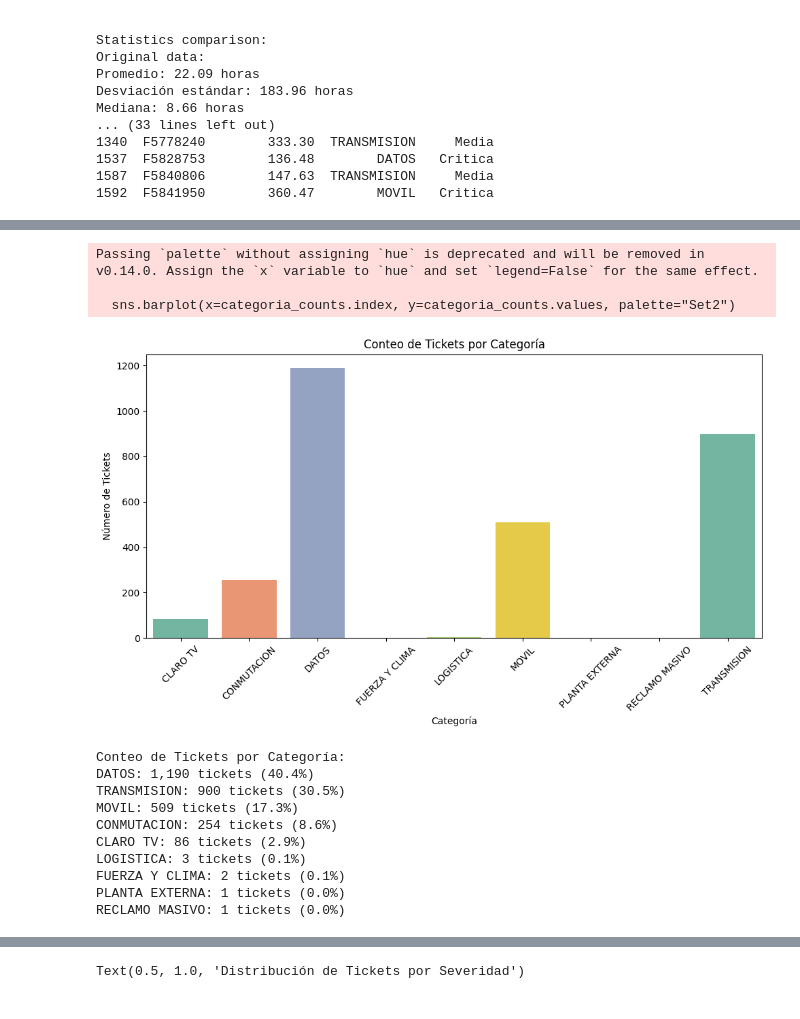
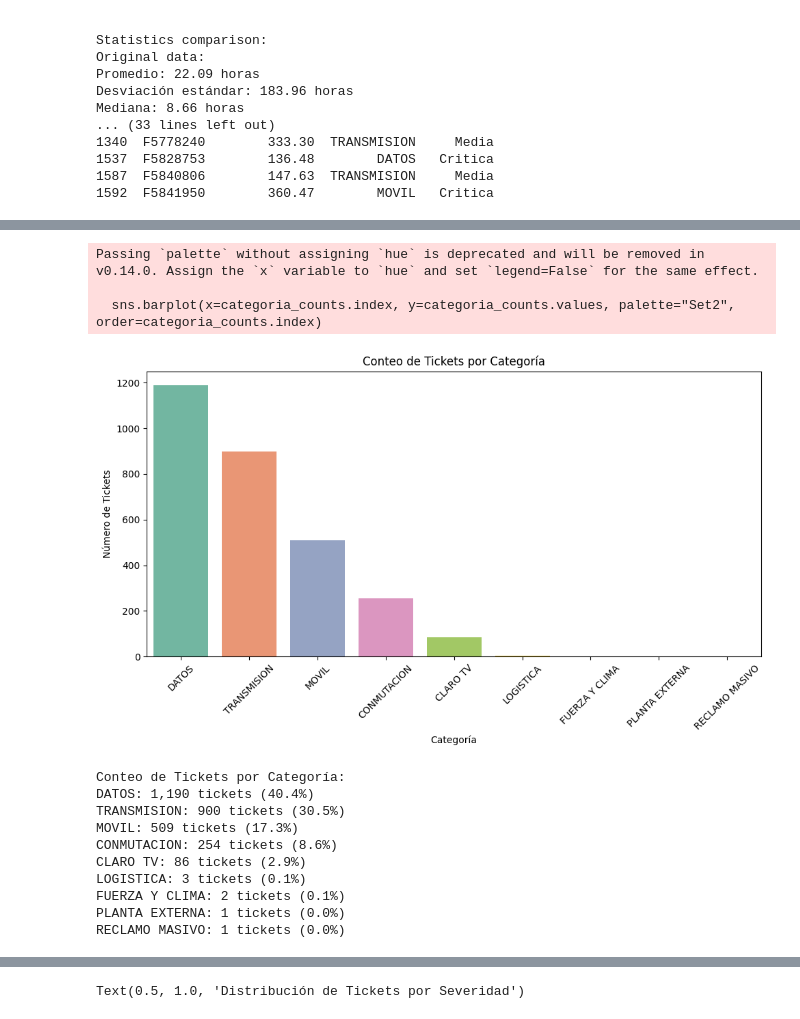
Before and after one commit to jorgecontrerasostos/claro-guatemala-data-analysis, a Jupyter notebook: scripts/eda.ipynb, the cells around one changed output, grey strips where cells are left out. Cells and saved outputs as stored; diff of their text form; code cells hidden in the pictures.

```diff
--- a/scripts/eda.ipynb
+++ b/scripts/eda.ipynb
@@ -248,26 +241,26 @@ Moda: 5.67 horas
 Desviación estándar: 11.34 horas
 Rango: 1.11 - 130.16 horas
 # %%
-# Bar chart counting categoria column
 plt.figure(figsize=(10, 6))
 categoria_counts = df['categoria'].value_counts()
-sns.barplot(x=categoria_counts.index, y=categoria_counts.values, palette="Set2")
+sns.barplot(x=categoria_counts.index, y=categoria_counts.values, palette="Set2", order=categoria_counts.index)
 plt.title('Conteo de Tickets por Categoría')
 plt.xlabel('Categoría')
 plt.ylabel('Número de Tickets')
 plt.xticks(rotation=45)
 plt.tight_layout()
 plt.show()
 
+
 print("Conteo de Tickets por Categoría:")
 for cat, count in categoria_counts.items():
     percentage = (count / len(df)) * 100
     print(f"{cat}: {count:,} tickets ({percentage:.1f}%)")
 # %% [output]
 Passing `palette` without assigning `hue` is deprecated and will be removed in v0.14.0. Assign the `x` variable to `hue` and set `legend=False` for the same effect.
 
-  sns.barplot(x=categoria_counts.index, y=categoria_counts.values, palette="Set2")
+  sns.barplot(x=categoria_counts.index, y=categoria_counts.values, palette="Set2", order=categoria_counts.index)
-[figure, old version]
+[figure, new version]
 Conteo de Tickets por Categoría:
 DATOS: 1,190 tickets (40.4%)
 TRANSMISION: 900 tickets (30.5%)
```
Also changed, not shown: parts of 5 cells of this notebook.
